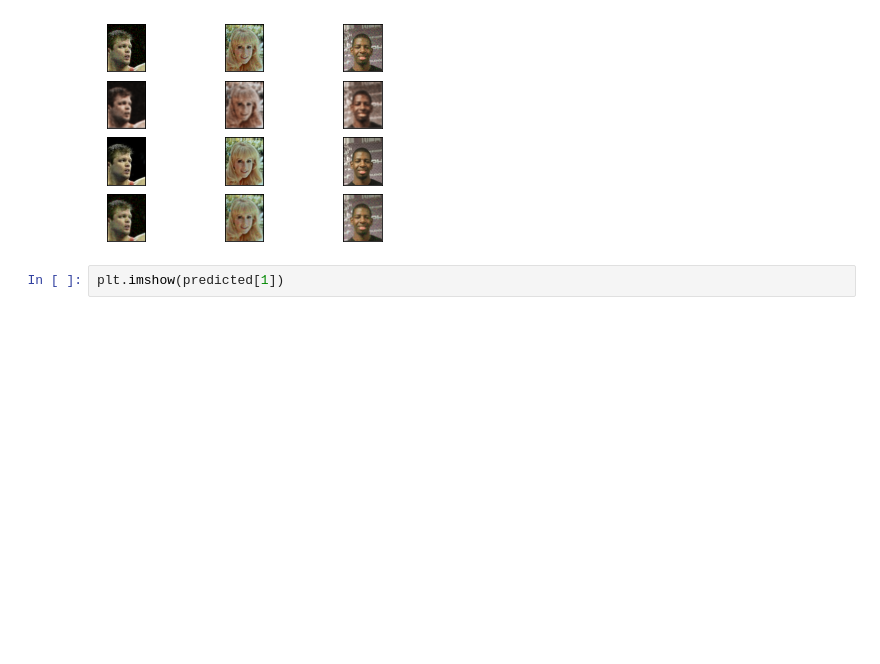
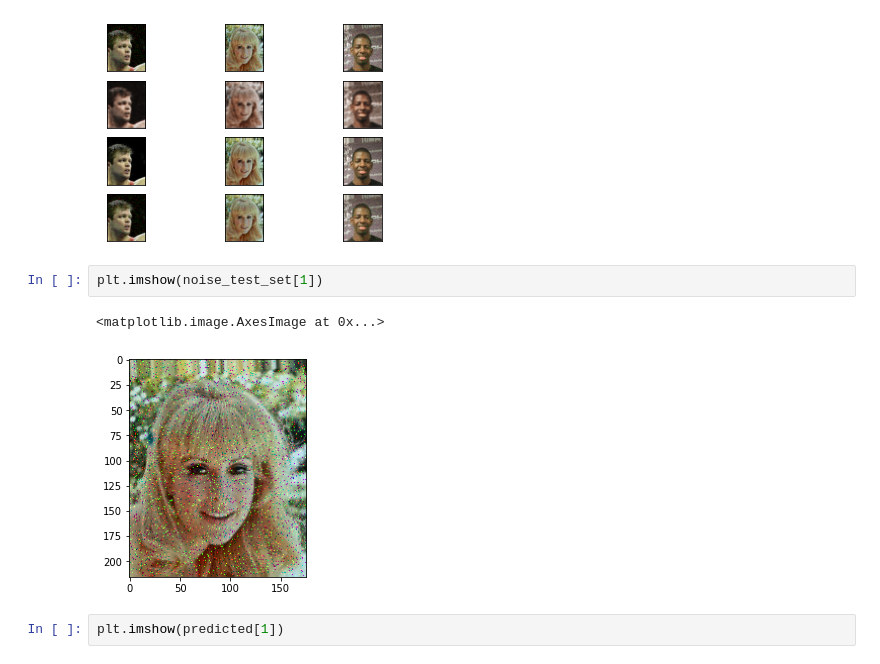
Before and after one commit to Valeriy77/cv_training, a Jupyter notebook: CourseProject/CourseProject.ipynb, the cells around one changed output. Cells and saved outputs as stored; diff of their text form; blank space fills up the shorter version.

Commit message:
Added noised test example image

```diff
--- a/CourseProject/CourseProject.ipynb
+++ b/CourseProject/CourseProject.ipynb
@@ -265,6 +265,11 @@ for images, row in zip([noise_test_set[:3], predicted, X_test, blured_test_set],
         ax.get_yaxis().set_visible(False)
 # %% [output]
 [figure]
+# %%
+plt.imshow(noise_test_set[1])
+# %% [output]
+<matplotlib.image.AxesImage at 0x...>
+[figure, added]
 # %%
 plt.imshow(predicted[1])
 # %% [output]
```
